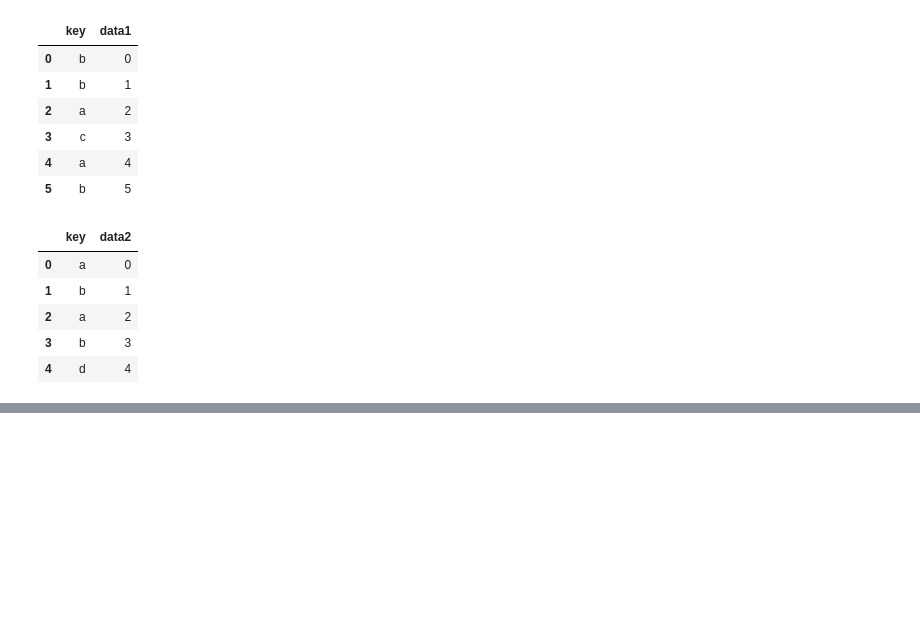
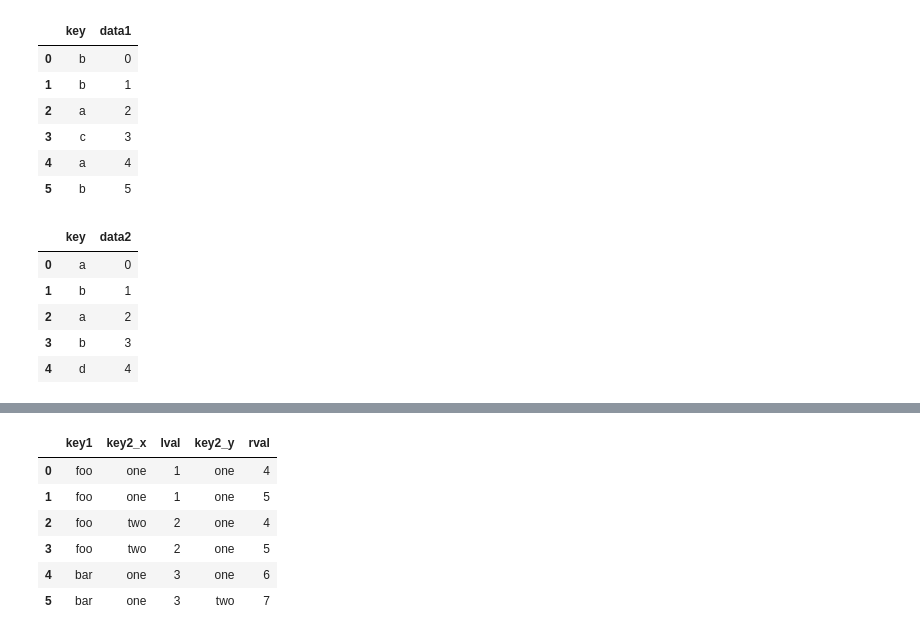
Before and after one commit to indrajeet007/Python-Data-Analysis-Notes, a Jupyter notebook: notebooks/Data Wrangling - Join, Combine, and Reshape.ipynb, the cells around one changed output, grey strips where cells are left out. Saved outputs shown, nothing was run; the diff lists cells and outputs as text; code cells hidden in the pictures; blank space fills up the shorter version.

```diff
--- a/notebooks/Data Wrangling - Join, Combine, and Reshape.ipynb
+++ b/notebooks/Data Wrangling - Join, Combine, and Reshape.ipynb
@@ -503,0 +521,9 @@ pd.merge(df1, df2, on='key', how='left')
+# %%
+# merge with multiple keys, pass a list of column names
+left = pd.DataFrame({'key1': ['foo', 'foo', 'bar'],
+                     'key2': ['one', 'two', 'one'],
+                     'lval': [1, 2, 3]})
+
+right = pd.DataFrame({'key1': ['foo', 'foo', 'bar', 'bar'],
+                      'key2': ['one', 'one', 'one', 'two'],
+                      'rval': [4, 5, 6, 7]})
@@ -503,0 +539,11 @@ pd.merge(df1, df2, on='key', how='left')
+# %%
+# specify strings to append to overlapping names in left and right DF
+pd.merge(left, right, on='key1')
+# %% [output]
+|  | key1 | key2_x | lval | key2_y | rval |
+| 0 | foo | one | 1 | one | 4 |
+| 1 | foo | one | 1 | one | 5 |
+| 2 | foo | two | 2 | one | 4 |
+| 3 | foo | two | 2 | one | 5 |
+| 4 | bar | one | 3 | one | 6 |
+| 5 | bar | one | 3 | two | 7 |
```
Also changed, not shown: parts of 76 cells of this notebook.
